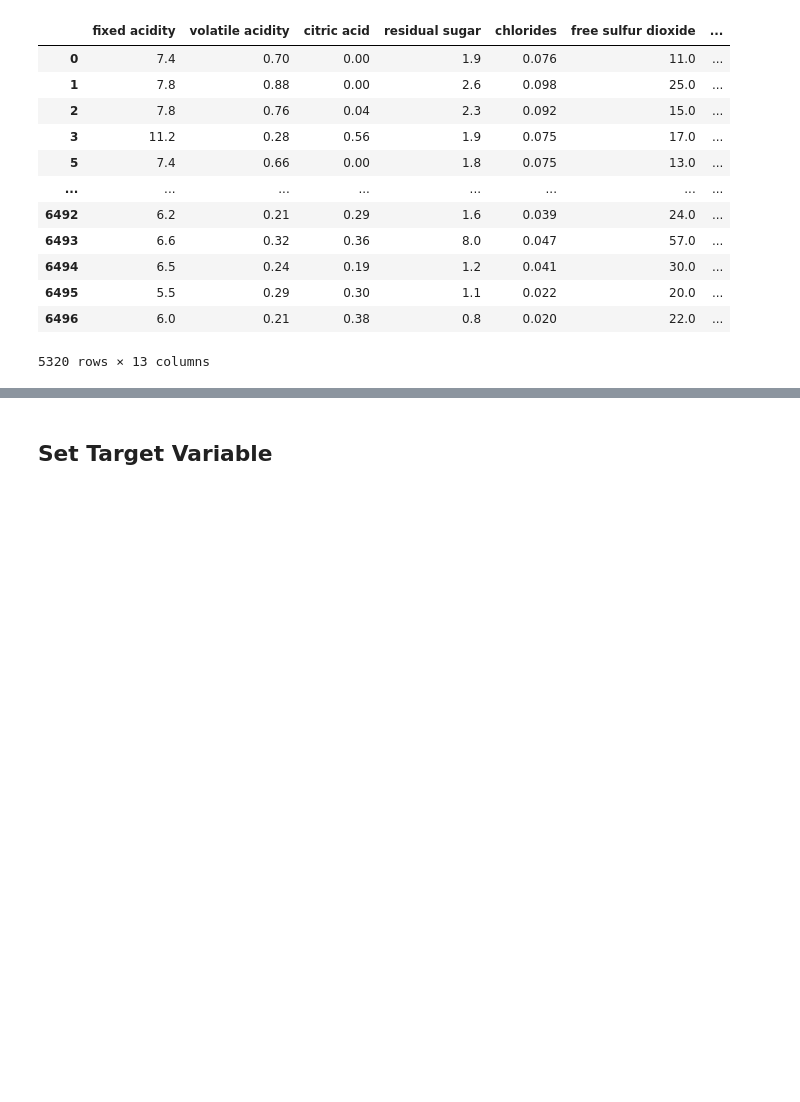
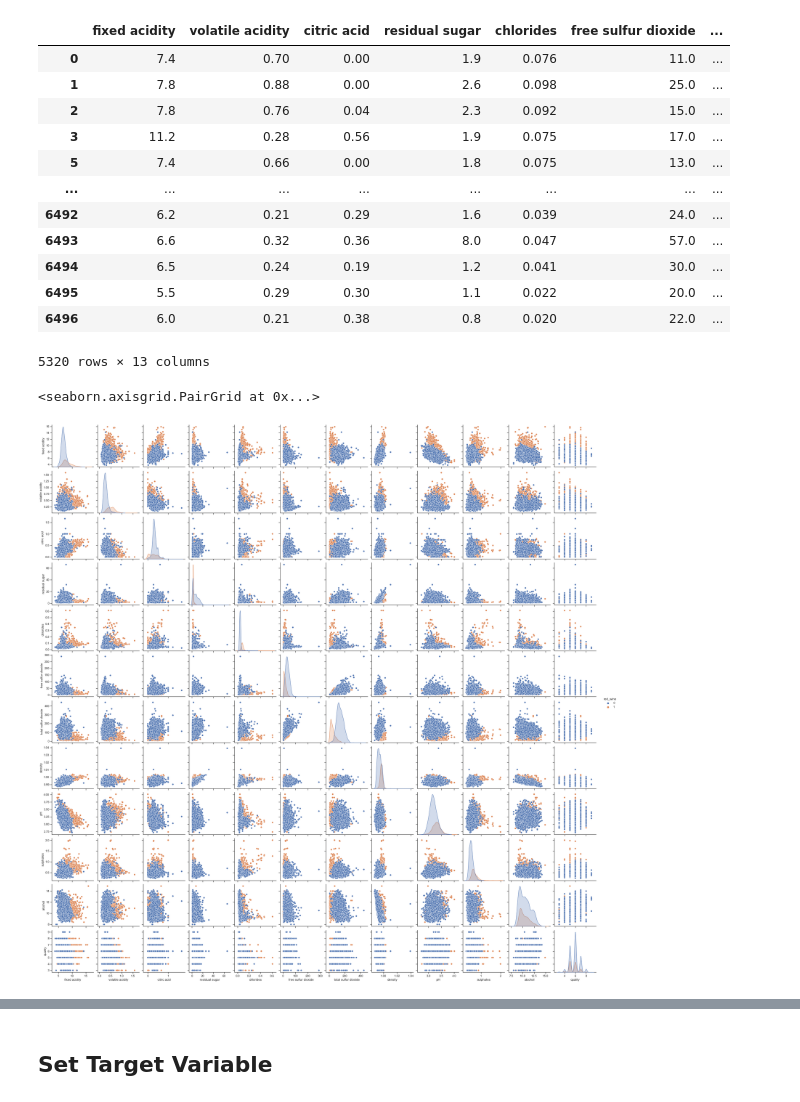
Before and after one commit to Zhouzhenjie09/IOD, a Jupyter notebook: 1_lab/mob4_lab/IOD_Lab 4.2.ipynb, the cells around one changed output, grey strips where cells are left out. Cells and saved outputs as stored; diff of their text form; code cells hidden in the pictures; blank space fills up the shorter version.

```diff
--- a/1_lab/mob4_lab/IOD_Lab 4.2.ipynb
+++ b/1_lab/mob4_lab/IOD_Lab 4.2.ipynb
@@ -113,3 +113,9 @@ wine.drop_duplicates()
 | 6495 | 5.5 | 0.29 | 0.30 | 1.1 | 0.022 | 20.0 | ... |
 | 6496 | 6.0 | 0.21 | 0.38 | 0.8 | 0.020 | 22.0 | ... |
 5320 rows × 13 columns
+# %%
+
+sns.pairplot(wine, hue="red_wine")
+# %% [output]
+<seaborn.axisgrid.PairGrid at 0x...>
+[figure, added]
```
Also changed, not shown: parts of 14 cells of this notebook, 2 other files.
